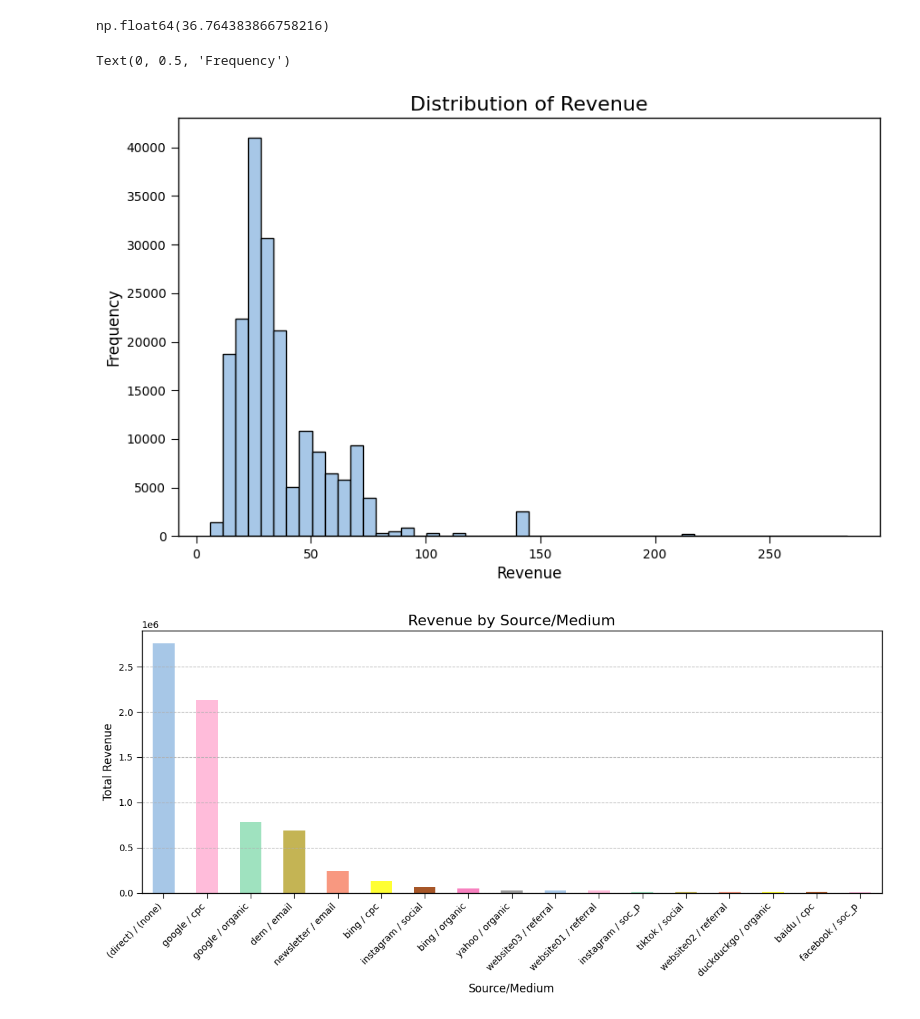
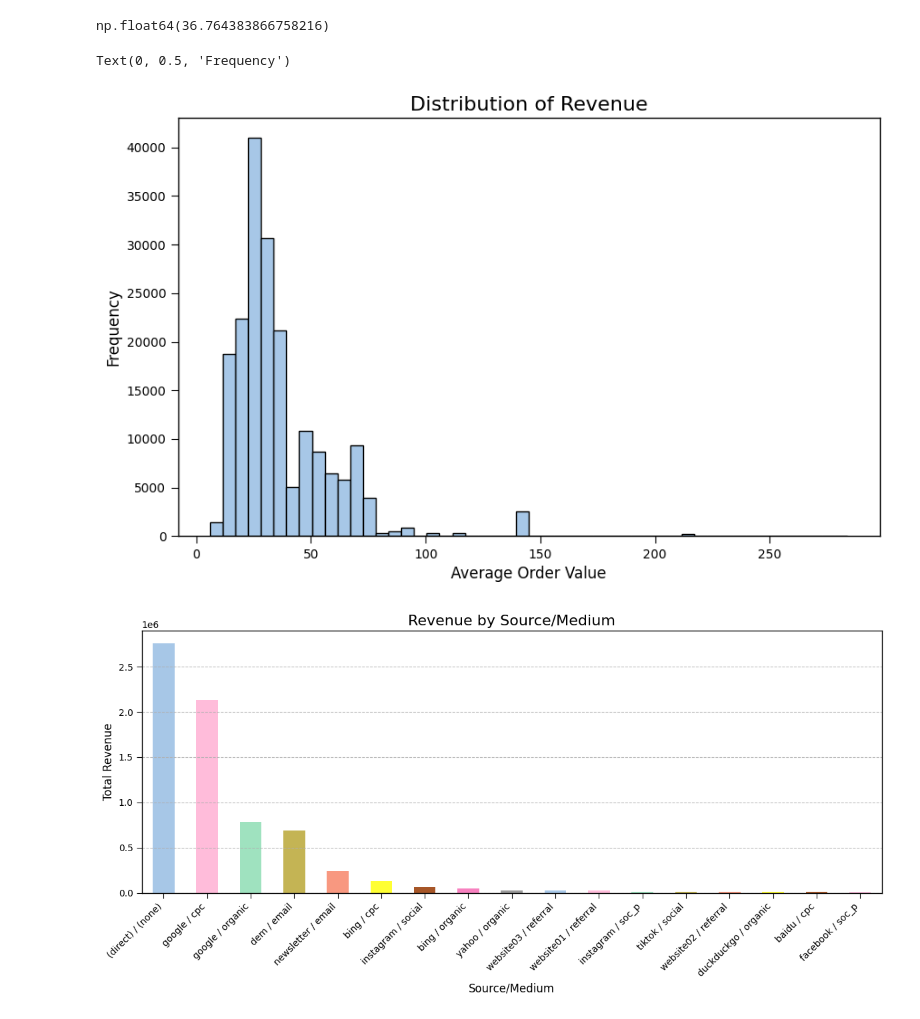
Before and after one commit to michelecoaro/Datanauti, a Jupyter notebook: EDA_2.ipynb, the cells around one changed output. Drawn from its saved outputs; the diff is of its cells as text; code cells hidden in the pictures.

```diff
--- a/EDA_2.ipynb
+++ b/EDA_2.ipynb
@@ -139,15 +139,15 @@ np.float64(36.764383866758216)
 # %%
 plt.figure(figsize=(10, 6))
 
 
 df_beauty['revenue'].plot(kind='hist', bins=50, edgecolor='black')
 plt.title('Distribution of Revenue', fontsize=16)
-plt.xlabel('Revenue', fontsize=12)
+plt.xlabel('Average Order Value', fontsize=12)
 plt.ylabel('Frequency', fontsize=12)
 #plt.grid(True)
 # %% [output]
 Text(0, 0.5, 'Frequency')
-[figure, old version]
+[figure, new version]
 # %%
 # plot revenue by sourceMedium
 revenue_by_source = df_beauty.groupby('sourceMedium')['revenue'].sum().sort_values(ascending=False)
```
Also changed, not shown: parts of 1 cell of this notebook.
